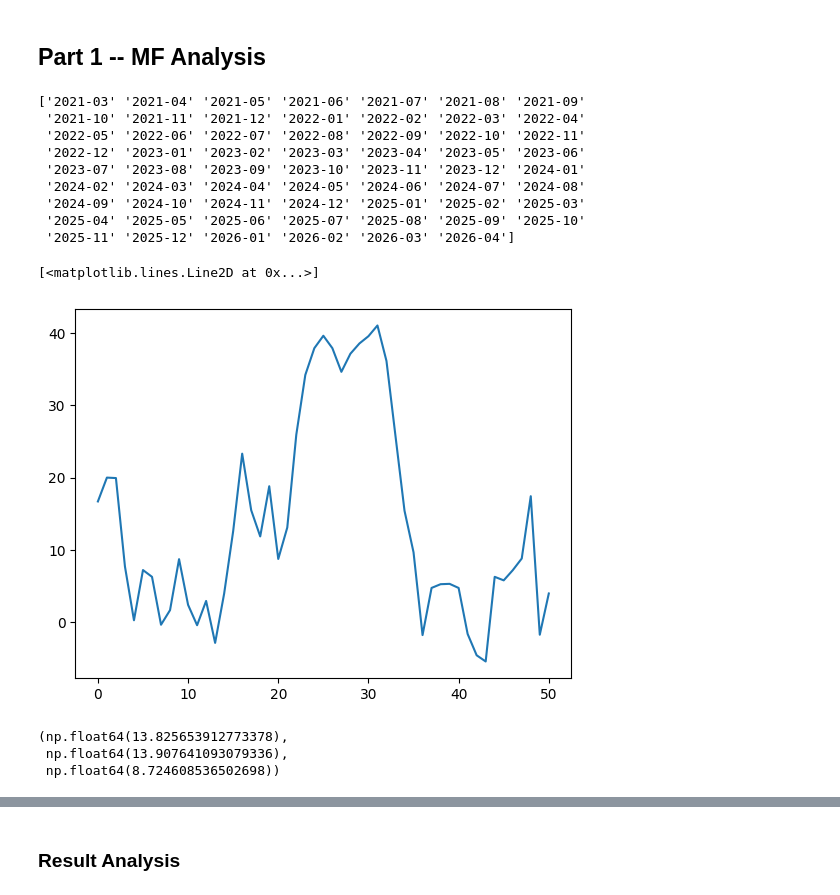
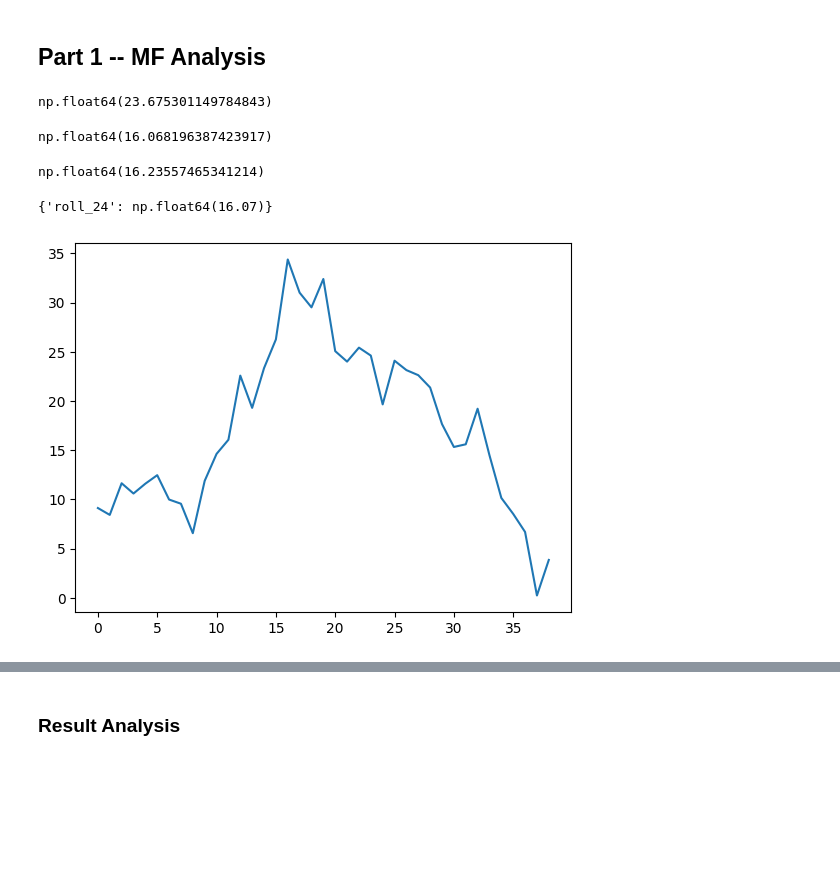
Before and after one commit to gauravsa123/stocks, a Jupyter notebook: v03_MF_analysis.ipynb, the cells around one changed output, grey strips where cells are left out. Cells and saved outputs as stored; diff of their text form; code cells hidden in the pictures; blank space fills up the shorter version.

```diff
--- a/v03_MF_analysis.ipynb
+++ b/v03_MF_analysis.ipynb
@@ -223,43 +223,54 @@ mf_all = {'name':list(mf_dict_ref.values()),
           'code':list(mf_dict_ref.keys()),
           }
 # %%
+def rolling_cagr_median(df, roll_lengths=[12], years=1):
+    """
+    Calculate rolling CAGR and return median for each roll length.
 
+    Args:
+        df: DataFrame with 'Close' column and DatetimeIndex
+        roll_lengths: list of rolling window lengths in months
+        years: number of years for CAGR calculation
 
+    Returns:
+        dict: {roll_len: median_cagr} for each roll length
+    """
+    df = df.copy()
+    df['Month'] = df.index.strftime('%Y-%m')
+    months = df['Month'].unique()
 
+    medians = {}
+    for roll_len in roll_lengths:
+        rolling_returns = []
+        for i in range(len(months) - roll_len + 1):
+            roll_months = months[i:i + roll_len]
+            roll_df = df[df['Month'].isin(roll_months)]
+            cagr = (roll_df['Close'].iloc[-1] / roll_df['Close'].iloc[0]) ** (1 / years) - 1
+            rolling_returns.append(cagr * 100)
+        medians[f'roll_{roll_len}'] = round(np.median(rolling_returns), 2)
 
-
-df['Month'] = df.index.strftime('%Y-%m')
-months = df['Month'].unique()
-print(months)
-num_years = 1
-rolling_returns = []
-for roll_len in [12]:
-    roll_sets = [months[i:i+roll_len] for i in range(len(months)-roll_len+1)]
-    for roll_months in roll_sets:
-        roll_df = df[df['Month'].isin(roll_months)].copy()
-        cagr = (roll_df['Close'].iloc[-1] / roll_df['Close'].iloc[0]) ** (1 / num_years) - 1
-        rolling_returns.append(cagr * 100)
+    return medians, rolling_returns
-# %% [output]
-['2021-03' '2021-04' '2021-05' '2021-06' '2021-07' '2021-08' '2021-09'
- '2021-10' '2021-11' '2021-12' '2022-01' '2022-02' '2022-03' '2022-04'
- '2022-05' '2022-06' '2022-07' '2022-08' '2022-09' '2022-10' '2022-11'
- '2022-12' '2023-01' '2023-02' '2023-03' '2023-04' '2023-05' '2023-06'
- '2023-07' '2023-08' '2023-09' '2023-10' '2023-11' '2023-12' '2024-01'
- '2024-02' '2024-03' '2024-04' '2024-05' '2024-06' '2024-07' '2024-08'
- '2024-09' '2024-10' '2024-11' '2024-12' '2025-01' '2025-02' '2025-03'
- '2025-04' '2025-05' '2025-06' '2025-07' '2025-08' '2025-09' '2025-10'
- '2025-11' '2025-12' '2026-01' '2026-02' '2026-03' '2026-04']
-# %%
-plt.plot(rolling_returns)
-# %% [output]
-[<matplotlib.lines.Line2D at 0x...>]
-[figure, removed]
-# %%
-np.mean(rolling_returns), np.std(rolling_returns), np.median(rolling_returns)
-# %% [output]
-(np.float64(13.825653912773378),
- np.float64(13.907641093079336),
- np.float64(8.724608536502698))
+# %%
+np.percentile(temp, 75)
+# %% [output]
+np.float64(23.675301149784843)
+# %%
+temp = np.clip(temp, a_min=None, a_max=np.percentile(temp, 75))
+
+np.median(temp)
+# %% [output]
+np.float64(16.068196387423917)
+# %%
+np.mean(temp)
+# %% [output]
+np.float64(16.23557465341214)
+# %%
+med_,temp = rolling_cagr_median(df, [24], years=2)
+plt.plot(temp)
+med_
+# %% [output]
+{'roll_24': np.float64(16.07)}
+[figure, added]
 # %%
 
 # Flag to analyse All MFs or Portfolio MFs
```
Also changed, not shown: parts of 1 cell of this notebook, 1 other file.
